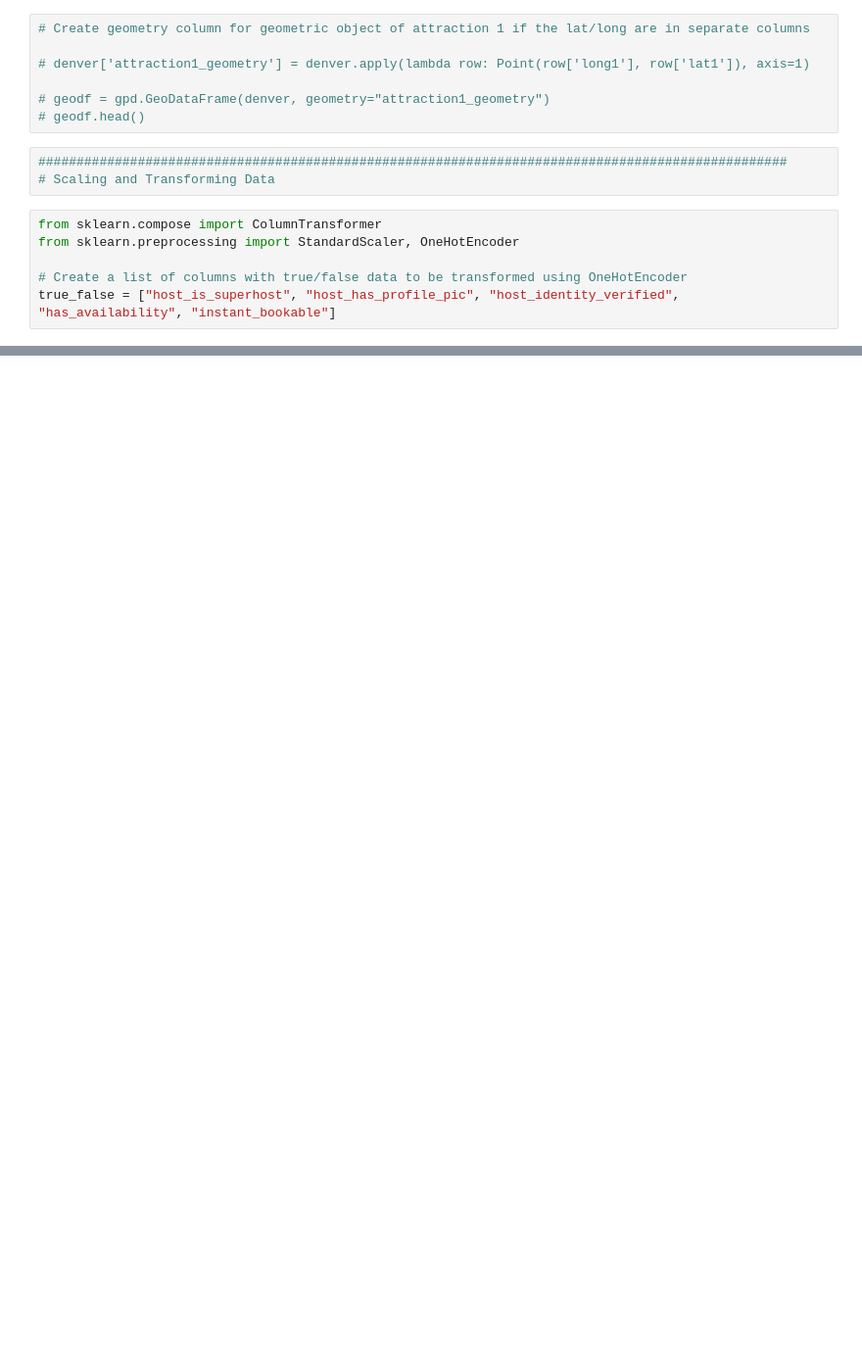
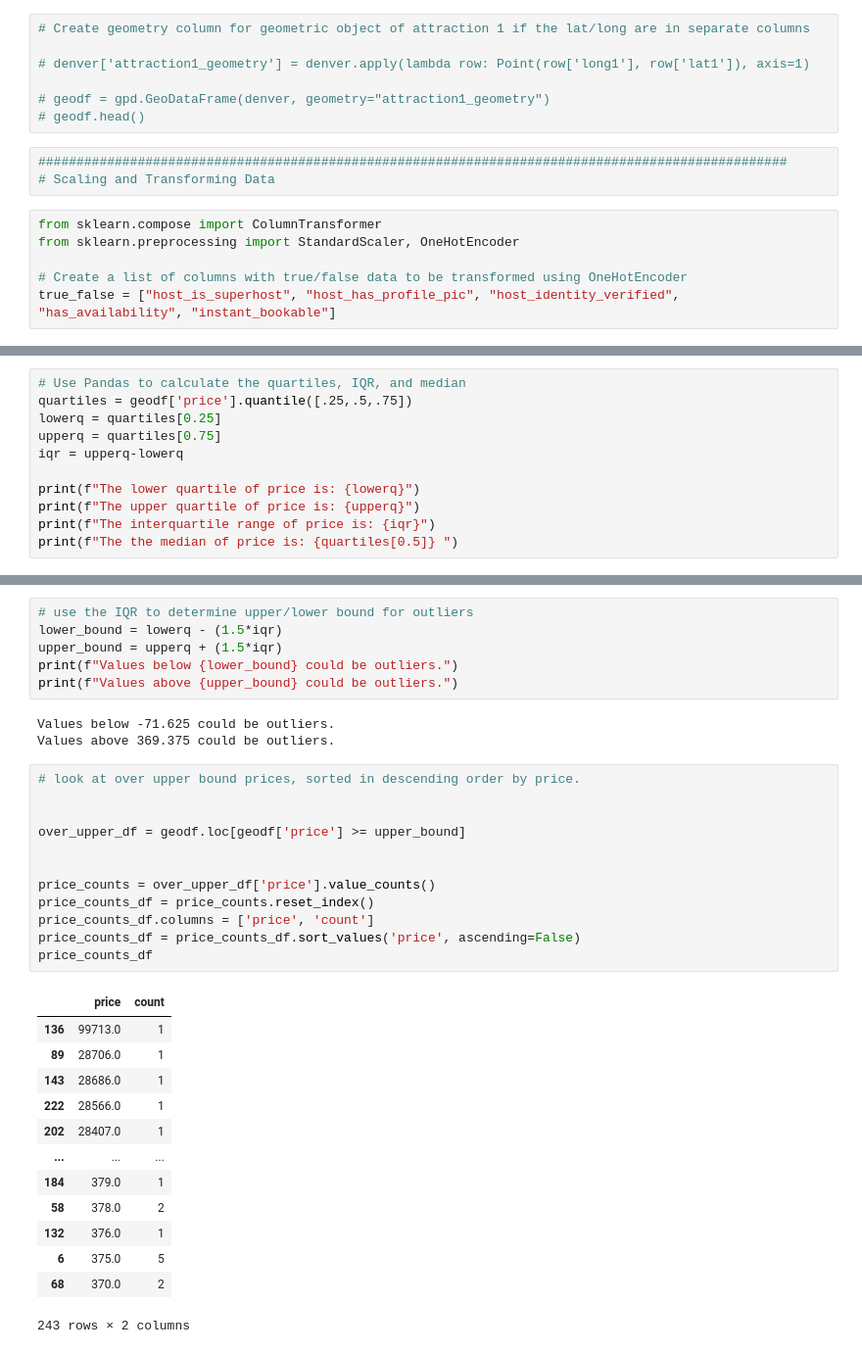
Before and after one commit to mmccanse/L3, a Jupyter notebook: data_prep_mm.ipynb, the cells around one changed output, grey strips where cells are left out. Shown: that part at 98% size. Saved outputs shown, nothing was run; the diff lists cells and outputs as text; blank space fills up the shorter version.

```diff
--- a/data_prep_mm.ipynb
+++ b/data_prep_mm.ipynb
@@ -286,0 +359,11 @@ denv_scaled_nums.head()
+# %%
+# Use Pandas to calculate the quartiles, IQR, and median
+quartiles = geodf['price'].quantile([.25,.5,.75])
+lowerq = quartiles[0.25]
+upperq = quartiles[0.75]
+iqr = upperq-lowerq
+
+print(f"The lower quartile of price is: {lowerq}")
+print(f"The upper quartile of price is: {upperq}")
+print(f"The interquartile range of price is: {iqr}")
+print(f"The the median of price is: {quartiles[0.5]} ")
@@ -286,0 +384,35 @@ denv_scaled_nums.head()
+# %%
+# use the IQR to determine upper/lower bound for outliers
+lower_bound = lowerq - (1.5*iqr)
+upper_bound = upperq + (1.5*iqr)
+print(f"Values below {lower_bound} could be outliers.")
+print(f"Values above {upper_bound} could be outliers.")
+# %% [output]
+Values below -71.625 could be outliers.
+Values above 369.375 could be outliers.
+# %%
+# look at over upper bound prices, sorted in descending order by price.
+
+
+over_upper_df = geodf.loc[geodf['price'] >= upper_bound]
+
+
+price_counts = over_upper_df['price'].value_counts()
+price_counts_df = price_counts.reset_index()
+price_counts_df.columns = ['price', 'count']
+price_counts_df = price_counts_df.sort_values('price', ascending=False)
+price_counts_df
+# %% [output]
+|  | price | count |
+| 136 | 99713.0 | 1 |
+| 89 | 28706.0 | 1 |
+| 143 | 28686.0 | 1 |
+| 222 | 28566.0 | 1 |
+| 202 | 28407.0 | 1 |
+| ... | ... | ... |
+| 184 | 379.0 | 1 |
+| 58 | 378.0 | 2 |
+| 132 | 376.0 | 1 |
+| 6 | 375.0 | 5 |
+| 68 | 370.0 | 2 |
+243 rows × 2 columns
```
Also changed, not shown: parts of 19 cells of this notebook.
